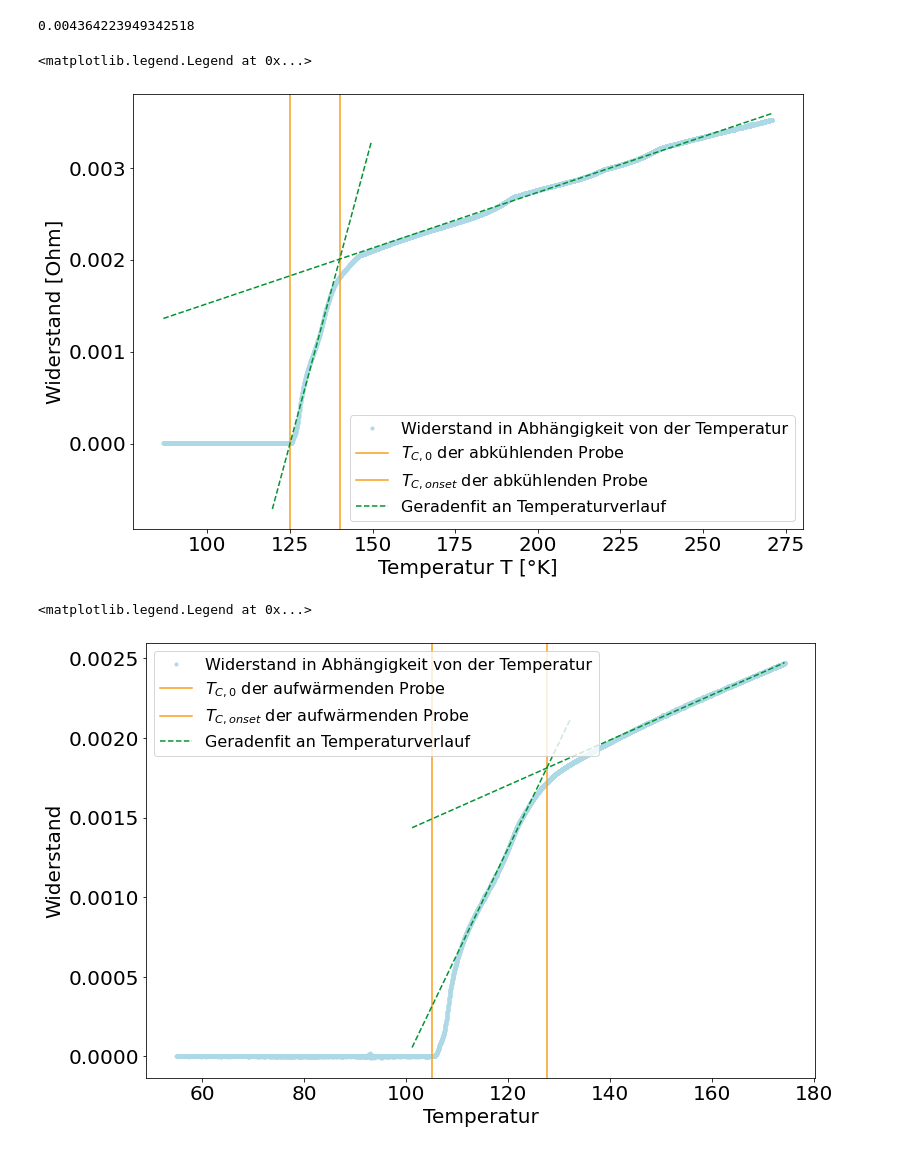
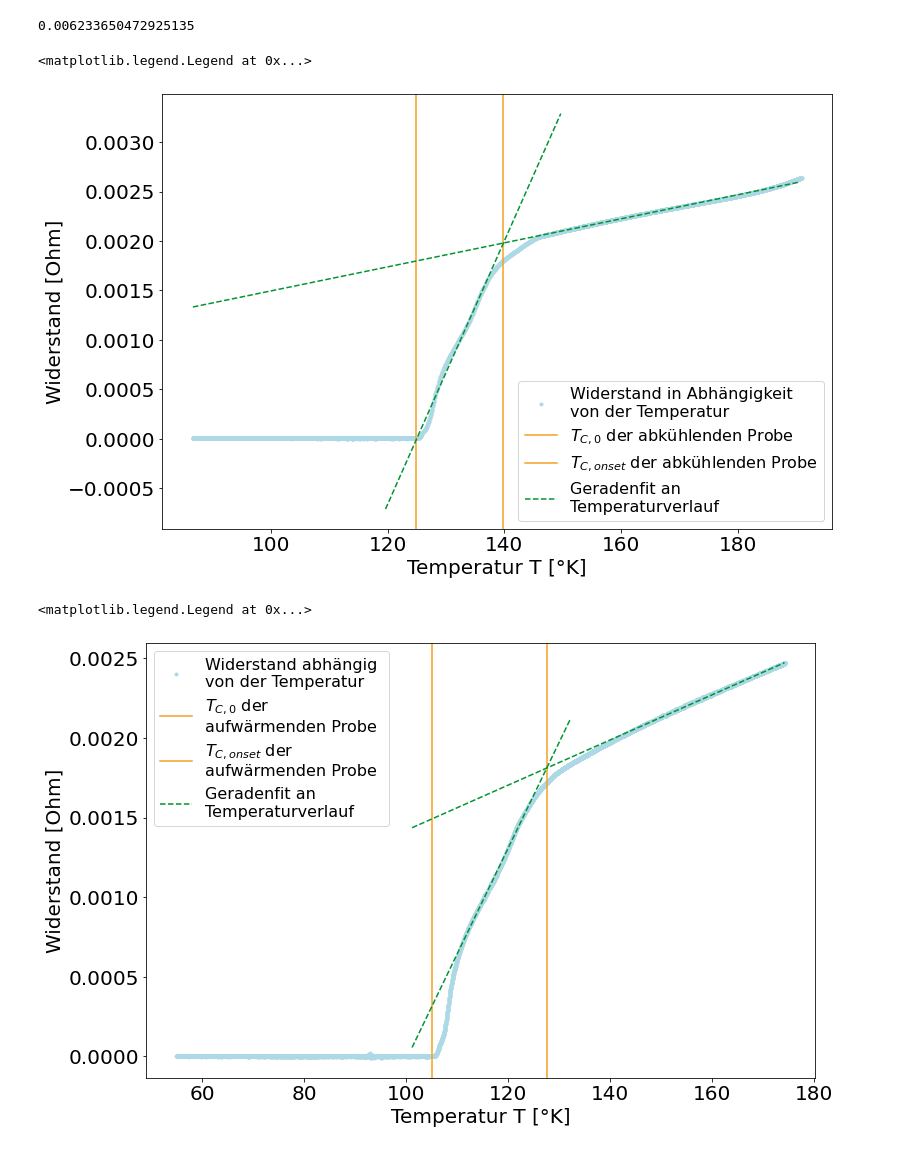
Before and after one commit to Skylake143/Fortgeschrittenenpraktikum, a Jupyter notebook: B31Supraleitung/5aWiderstandsmessungen.ipynb, the cells around one changed output. Cells and saved outputs as stored; diff of their text form; code cells hidden in the pictures.

```diff
--- a/B31Supraleitung/5aWiderstandsmessungen.ipynb
+++ b/B31Supraleitung/5aWiderstandsmessungen.ipynb
@@ -33,18 +33,18 @@ with open('data0002.dat') as data:
 with open('data0002.dat') as data:
     R2Aufwaermen = np.loadtxt(data, usecols= 1)
 # %%
-calcVoltage(133)
+calcVoltage(180)
 # %% [output]
-0.004364223949342518
+0.006233650472925135
 # %%
 #Parameters Abkuelen
-NormalbereichT1 = T1Abkuehlen[0:31870]
+NormalbereichT1 = T1Abkuehlen[26705:31870]
 AbkuehlungsbereichT1 = T1Abkuehlen[32769: 33089]
-NormalbereichR1 = R1Abkuelen[0:31870]
+NormalbereichR1 = R1Abkuelen[26705:31870]
 AbkuehlungsbereichR1 = R1Abkuelen[32769: 33089]
 linear_model=np.polyfit(NormalbereichT1, NormalbereichR1,1)
 linear_model_fn=np.poly1d(linear_model)
-x_fit = np.arange(T1Abkuehlen[len(T1Abkuehlen)-1],T1Abkuehlen[0])
+x_fit = np.arange(T1Abkuehlen[len(T1Abkuehlen)-1],T1Abkuehlen[26705])
 linear_model_abkuehlung=np.polyfit(AbkuehlungsbereichT1, AbkuehlungsbereichR1,1)
 linear_model_abkuehlung_fn=np.poly1d(linear_model_abkuehlung)
 x_fit_abkuehlung= np.arange(T1Abkuehlen[33210],T1Abkuehlen[31875])
@@ -69,49 +69,49 @@ intersection2 = line_intersection(linear_model2,linear_model2_abkuehlung)
 # %%
 parameters = {'xtick.labelsize': 20, 'ytick.labelsize': 20}
 plt.rcParams.update(parameters)
 
 #Plot Abkuehlen
 fig, ax = plt.subplots(figsize=(12,8))
 
 #Name for axis
 ax.set_xlabel('Temperatur T [°K]', fontsize=20)
 ax.set_ylabel('Widerstand [Ohm]', fontsize=20)
 #Plot
-ax.plot(T1Abkuehlen, R1Abkuelen,'o',markersize=3, color = "lightblue",label = "Widerstand in Abhängigkeit von der Temperatur")
+ax.plot(T1Abkuehlen[26705:], R1Abkuelen[26705:],'o',markersize=3, color = "lightblue",label = "Widerstand in Abhängigkeit \nvon der Temperatur")
 #T0 plot
 ax.axvline(TC0Abkuehlen, 0, 1, linestyle = '-', color="#F79F1F", label='$T_{C,0}$ der abkühlenden Probe')
 #TC onset
 ax.axvline(intersection[0], 0, 1, linestyle = '-', color="#F79F1F", label='$T_{C,onset}$ der abkühlenden Probe')
 
 
 #Fitplot
-ax.plot(x_fit,linear_model_fn(x_fit), linestyle = '--', color="#009432",label='Geradenfit an Temperaturverlauf')
+ax.plot(x_fit,linear_model_fn(x_fit), linestyle = '--', color="#009432",label='Geradenfit an \nTemperaturverlauf')
 ax.plot(x_fit_abkuehlung, linear_model_abkuehlung_fn(x_fit_abkuehlung), linestyle = '--', color="#009432")
 
-ax.legend(fontsize=16)
+ax.legend(fontsize=16, loc='lower right')
 # %% [output]
 <matplotlib.legend.Legend at 0x...>
-[figure, old version]
+[figure, new version]
 # %%
 #Plot Abkuehlen
 fig, ax = plt.subplots(figsize=(12,8))
 
 #Name for axis
-ax.set_xlabel('Temperatur', fontsize=20)
-ax.set_ylabel('Widerstand', fontsize=20)
+ax.set_xlabel('Temperatur T [°K]', fontsize=20)
+ax.set_ylabel('Widerstand [Ohm]', fontsize=20)
 #Plot
-ax.plot(T2Aufwaermen, R2Aufwaermen,'o',markersize=3, color = "lightblue",label = "Widerstand in Abhängigkeit von der Temperatur")
+ax.plot(T2Aufwaermen, R2Aufwaermen,'o',markersize=3, color = "lightblue",label = "Widerstand abhängig \nvon der Temperatur")
 #T0 plot
-ax.axvline(TC0Aufwaermen, 0, 1, linestyle = '-', color="#F79F1F", label='$T_{C,0}$ der aufwärmenden Probe')
+ax.axvline(TC0Aufwaermen, 0, 1, linestyle = '-', color="#F79F1F", label='$T_{C,0}$ der \naufwärmenden Probe')
 #TC onset
-ax.axvline(intersection2[0], 0, 1, linestyle = '-', color="#F79F1F", label='$T_{C,onset}$ der aufwärmenden Probe')
+ax.axvline(intersection2[0], 0, 1, linestyle = '-', color="#F79F1F", label='$T_{C,onset}$ der \naufwärmenden Probe')
 
 
 #Fitplot
-ax.plot(x_fit2,linear_model2_fn(x_fit2), linestyle = '--', color="#009432",label='Geradenfit an Temperaturverlauf')
+ax.plot(x_fit2,linear_model2_fn(x_fit2), linestyle = '--', color="#009432",label='Geradenfit an \nTemperaturverlauf')
 ax.plot(x_fit2_abkuehlung, linear_model2_abkuehlung_fn(x_fit2_abkuehlung), linestyle = '--', color="#009432")
 
-ax.legend(fontsize=16)
+ax.legend(fontsize=16, loc=2)
 # %% [output]
 <matplotlib.legend.Legend at 0x...>
-[figure, old version]
+[figure, new version]
```
Also changed, not shown: 1 other file.
